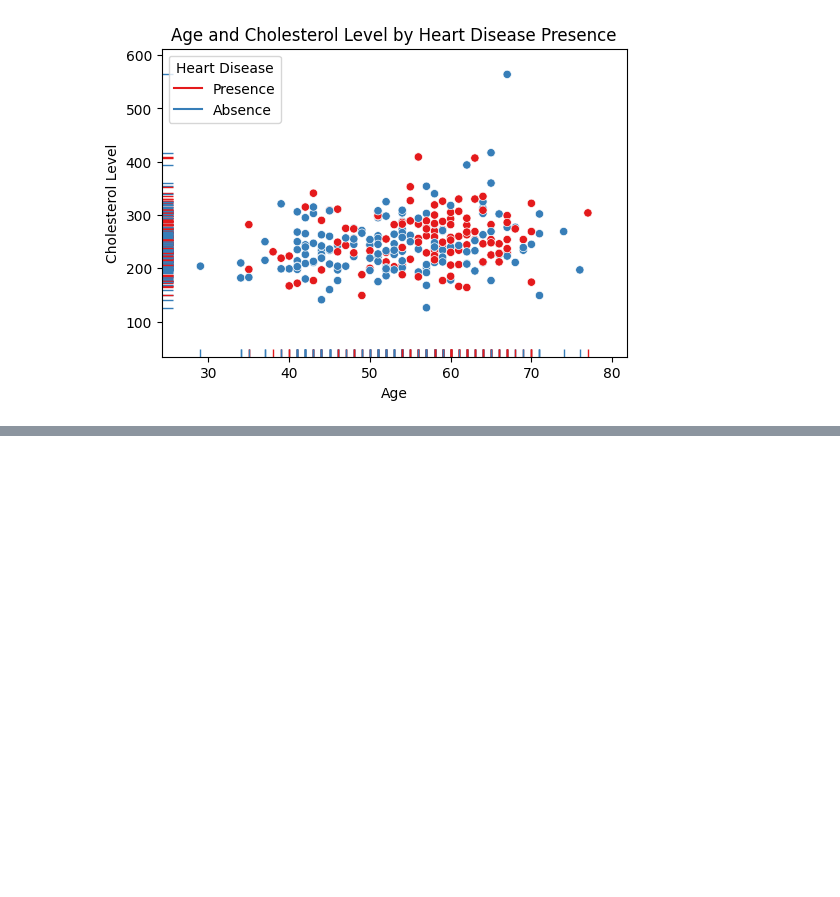
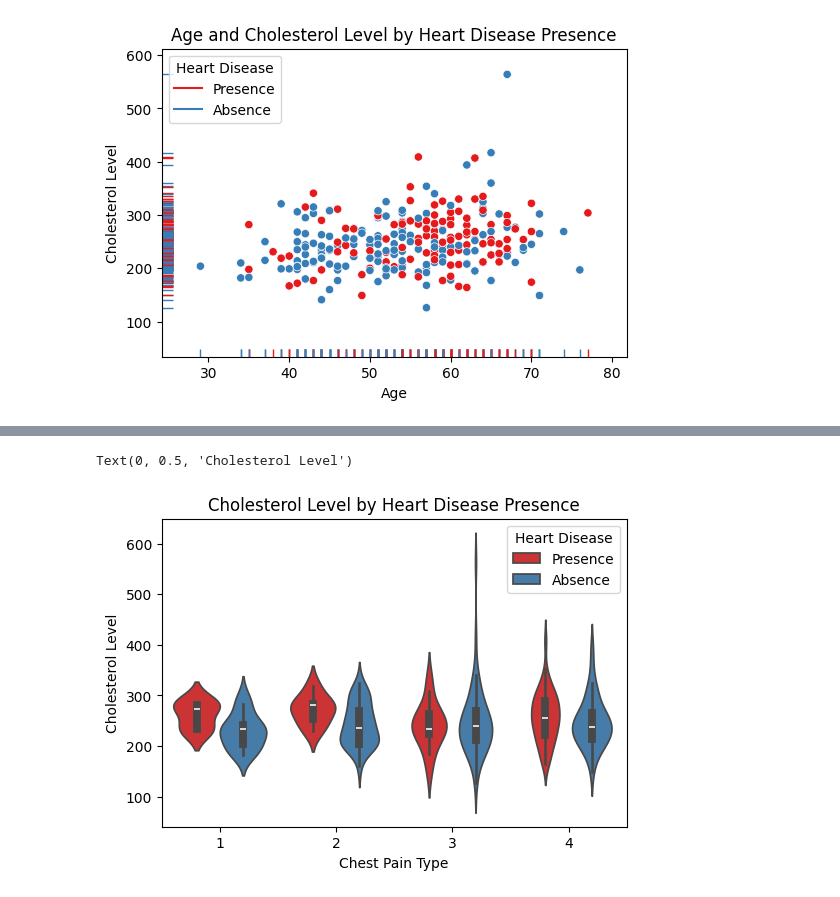
Before and after one commit to Enlightenus/Heart_disease_prediction, a Jupyter notebook: Heart_disease.ipynb, the cells around one changed output, grey strips where cells are left out. Saved outputs shown, nothing was run; the diff lists cells and outputs as text; code cells hidden in the pictures; blank space fills up the shorter version.

Commit message:
violin

```diff
--- a/Heart_disease.ipynb
+++ b/Heart_disease.ipynb
@@ -100,0 +104,9 @@ plt.xlabel("Cholesterol Level")
+# %%
+plt.figure(figsize=(6, 4))
+sns.violinplot(data=df, x="Chest pain type", y="Cholesterol", hue="Heart Disease", palette="Set1")
+plt.title("Cholesterol Level by Heart Disease Presence")
+plt.xlabel("Chest Pain Type")
+plt.ylabel("Cholesterol Level")
+# %% [output]
+Text(0, 0.5, 'Cholesterol Level')
+[figure, added]
```
Also changed, not shown: parts of 1 cell of this notebook.
